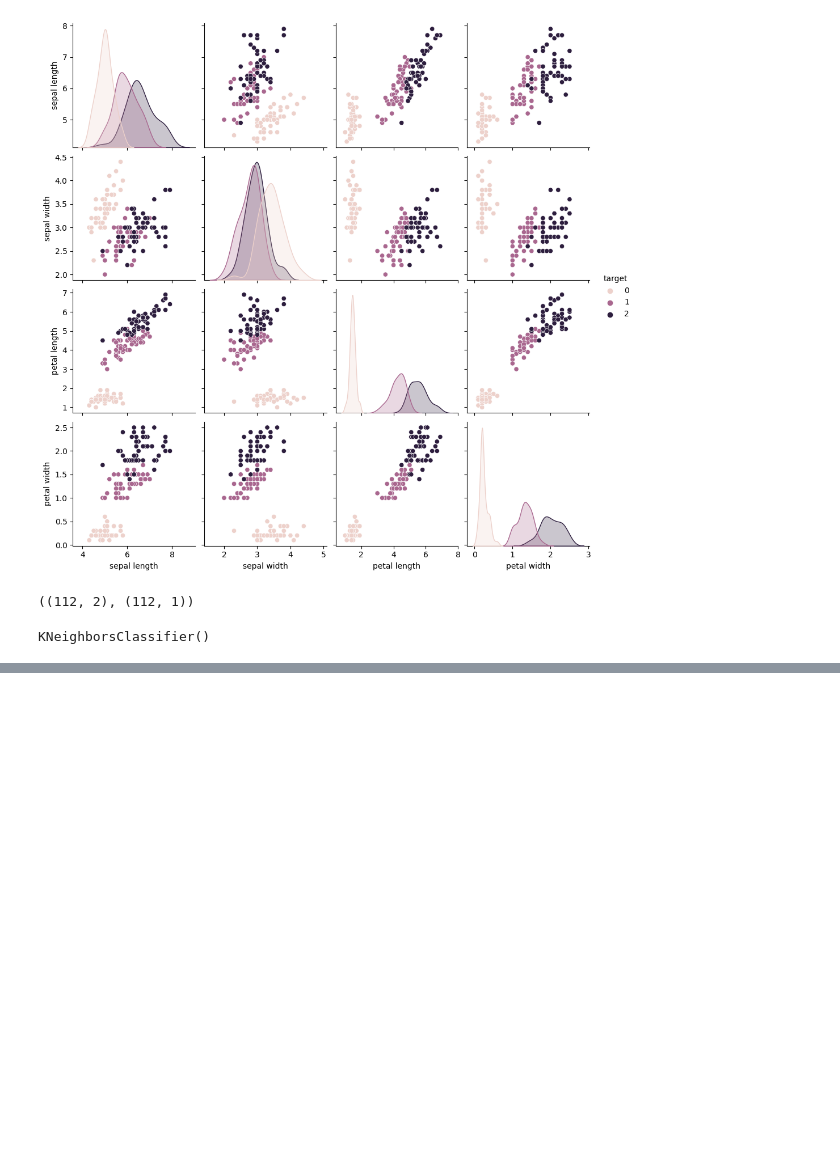
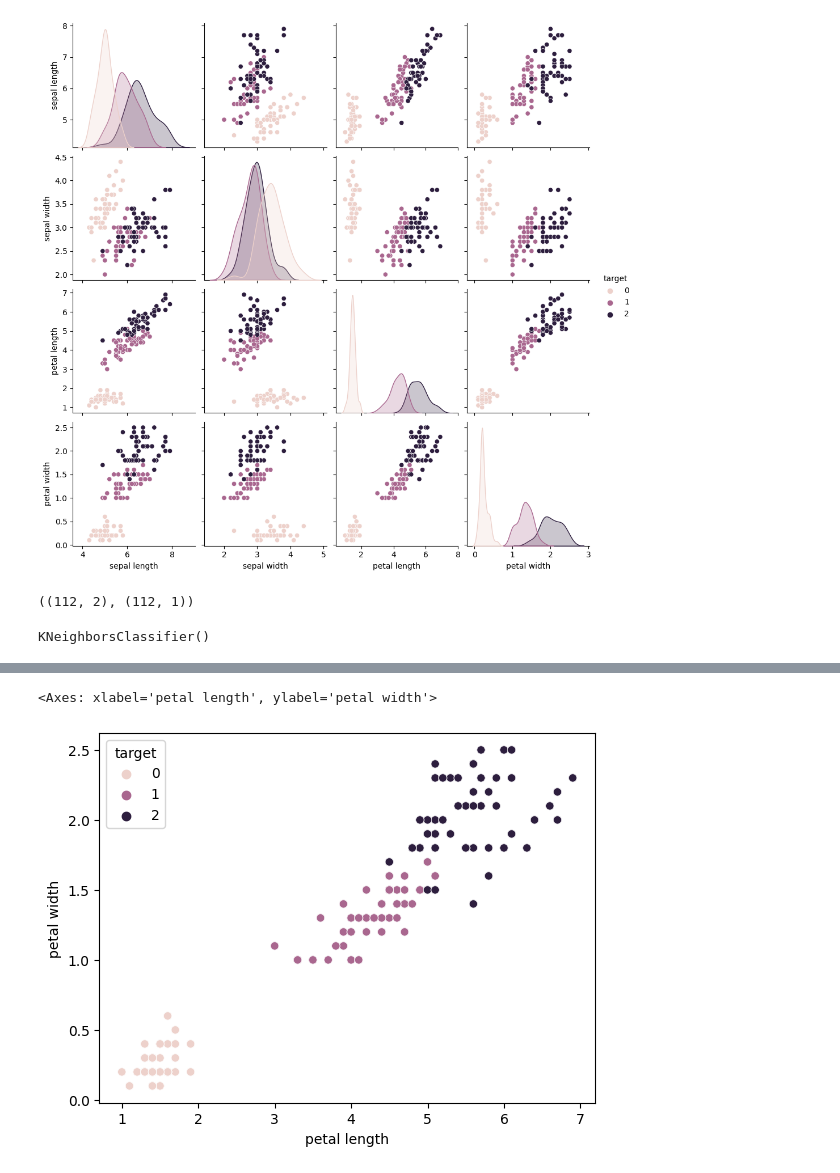
Before and after one commit to leekyuyoung20230313/pythone, a Jupyter notebook: 머신러닝/머신러닝3.ipynb, the cells around one changed output, grey strips where cells are left out. Saved outputs shown, nothing was run; the diff lists cells and outputs as text; code cells hidden in the pictures; blank space fills up the shorter version.

```diff
--- a/머신러닝/머신러닝3.ipynb
+++ b/머신러닝/머신러닝3.ipynb
@@ -85,2 +85,8 @@ kn.score(x_test,y_test)
 # %%
 # 임의의 값(length,width)으로 어느분류에 속하는지?  모델로 확인해 보고, 시각적으로도 확인
+# %%
+# 원본으로 그린 그림
+sns.scatterplot(data = pd.concat([data,target],axis=1),x='petal length',y='petal width', hue='target')
+# %% [output]
+<Axes: xlabel='petal length', ylabel='petal width'>
+[figure, added]
```
Also changed, not shown: parts of 4 cells of this notebook.
